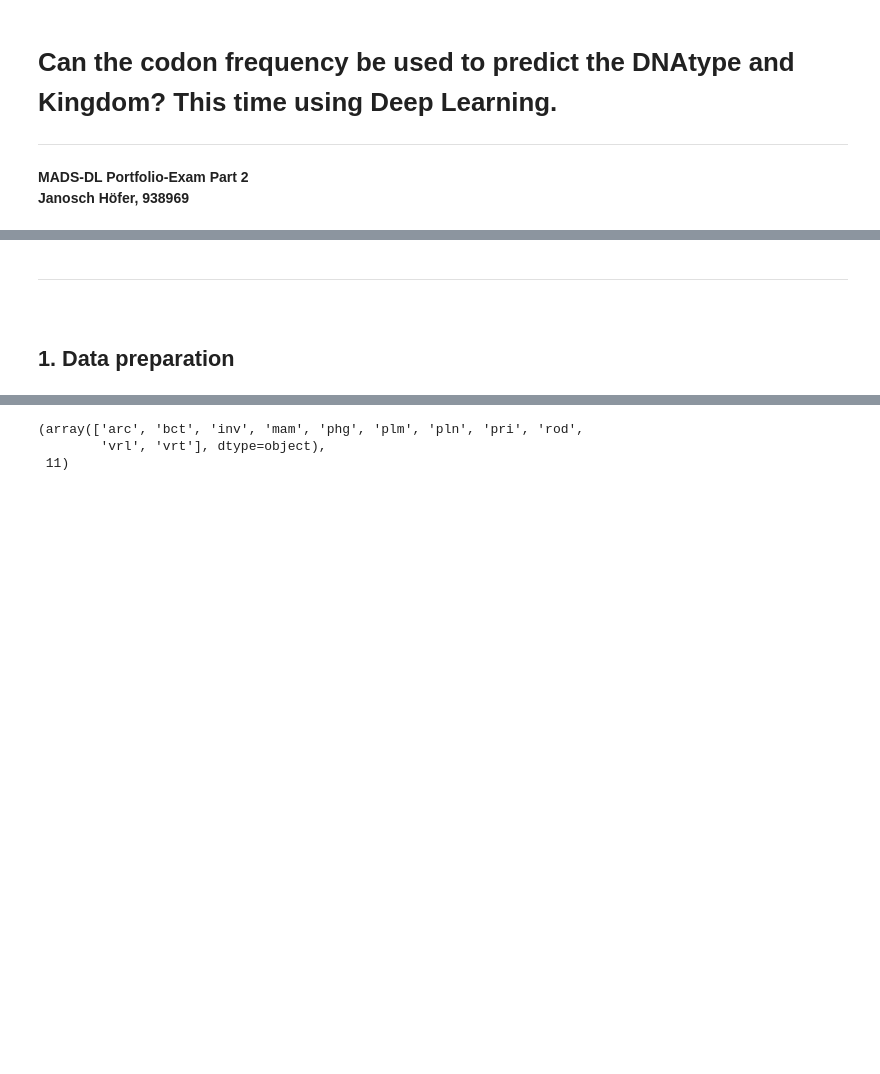
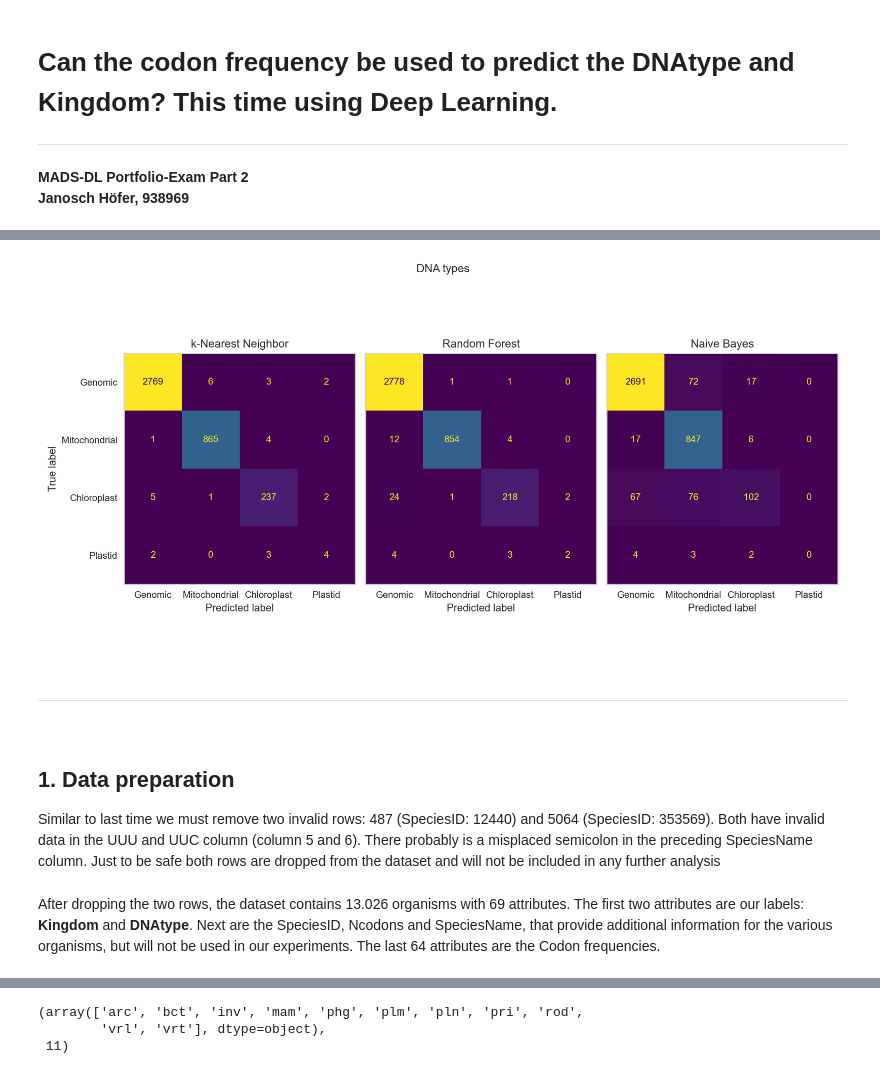
Before and after one commit to JaNoNi/MADS-DL-Exam2, a Jupyter notebook: src/mads_dl_exam2/Exam2.ipynb, the cells around one changed output, grey strips where cells are left out. Cells and saved outputs as stored; diff of their text form; code cells hidden in the pictures; blank space fills up the shorter version.

```diff
--- a/src/mads_dl_exam2/Exam2.ipynb
+++ b/src/mads_dl_exam2/Exam2.ipynb
@@ -64,8 +96,14 @@ device(type='cpu')
+# %%
+Image(filename="data/dna_plot.png")
+# %% [output]
+[figure, added]
 # %% [markdown]
 ---
 <a id='data-prep'></a>
 # %% [markdown]
 ## 1. Data preparation
+
+Similar to last time we must remove two invalid rows: 487 (SpeciesID: 12440) and 5064 (SpeciesID: 353569). Both have invalid data in the UUU and UUC column (column 5 and 6). There probably is a misplaced semicolon in the preceding SpeciesName column. Just to be safe both rows are dropped from the dataset and will not be included in any further analysis
 # %%
 data_raw = pd.read_csv("data/codon_usage.csv", sep=",")
 # %%
@@ -76,3 +114,5 @@ bad_rows = [
     data_raw[data_raw["UUU"] == "12;I"].index[0] + 1,
 ]
 data_raw = pd.read_csv("data/codon_usage.csv", sep=",", skiprows=bad_rows)
+# %% [markdown]
+After dropping the two rows, the dataset contains 13.026 organisms with 69 attributes. The first two attributes are our labels: <b>Kingdom</b> and <b>DNAtype</b>. Next are the SpeciesID, Ncodons and SpeciesName, that provide additional information for the various organisms, but will not be used in our experiments. The last 64 attributes are the Codon frequencies.
```
Also changed, not shown: parts of 113 cells of this notebook.
